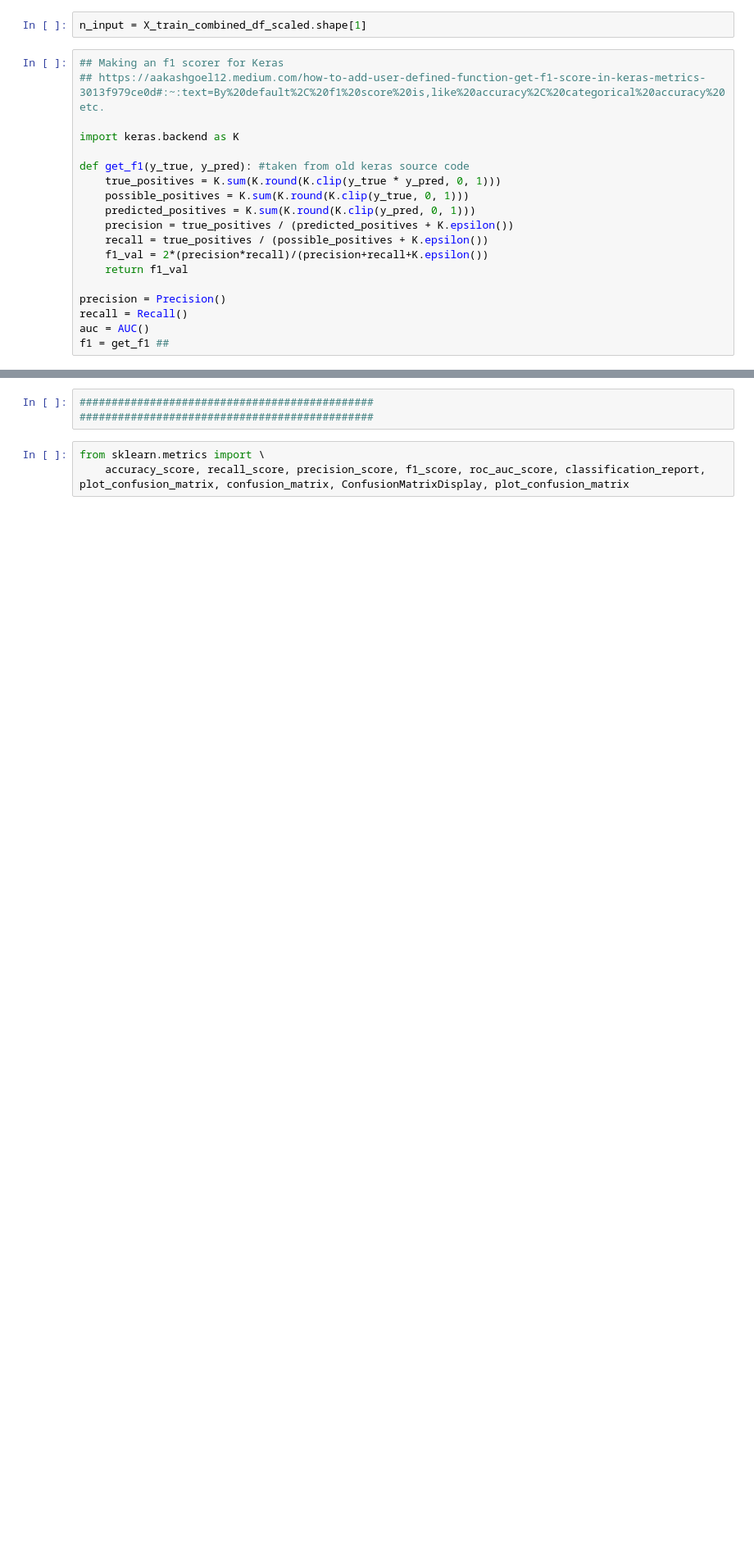
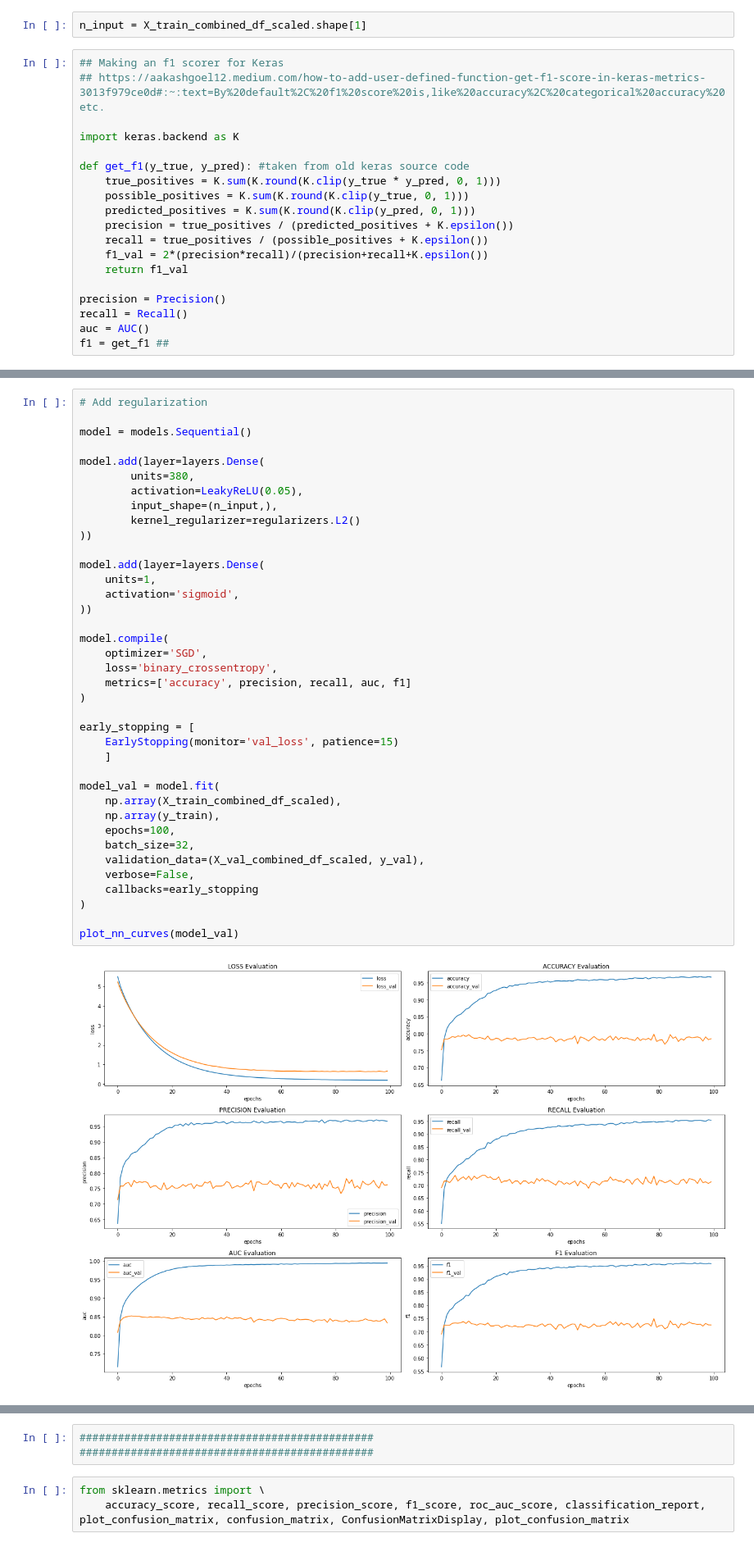
Before and after one commit to zshoorbajee/FlatironProject4, a Jupyter notebook: index.ipynb, the cells around one changed output, grey strips where cells are left out. Shown at 82% size. Cells and saved outputs as stored; diff of their text form; blank space fills up the shorter version.

```diff
--- a/index.ipynb
+++ b/index.ipynb
@@ -1102,0 +1409,40 @@ plot_nn_curves(model_val)
+# %%
+# Add regularization
+
+model = models.Sequential()
+
+model.add(layer=layers.Dense(
+        units=380,
+        activation=LeakyReLU(0.05),
+        input_shape=(n_input,),
+        kernel_regularizer=regularizers.L2()
+))
+
+model.add(layer=layers.Dense(
+    units=1,
+    activation='sigmoid',
+))
+
+model.compile(
+    optimizer='SGD',
+    loss='binary_crossentropy',
+    metrics=['accuracy', precision, recall, auc, f1]
+)
+
+early_stopping = [
+    EarlyStopping(monitor='val_loss', patience=15)
+    ]
+
+model_val = model.fit(
+    np.array(X_train_combined_df_scaled),
+    np.array(y_train),
+    epochs=100,
+    batch_size=32,
+    validation_data=(X_val_combined_df_scaled, y_val),
+    verbose=False,
+    callbacks=early_stopping
+)
+
+plot_nn_curves(model_val)
+# %% [output]
+[figure, added]
```
Also changed, not shown: parts of 62 cells of this notebook.
